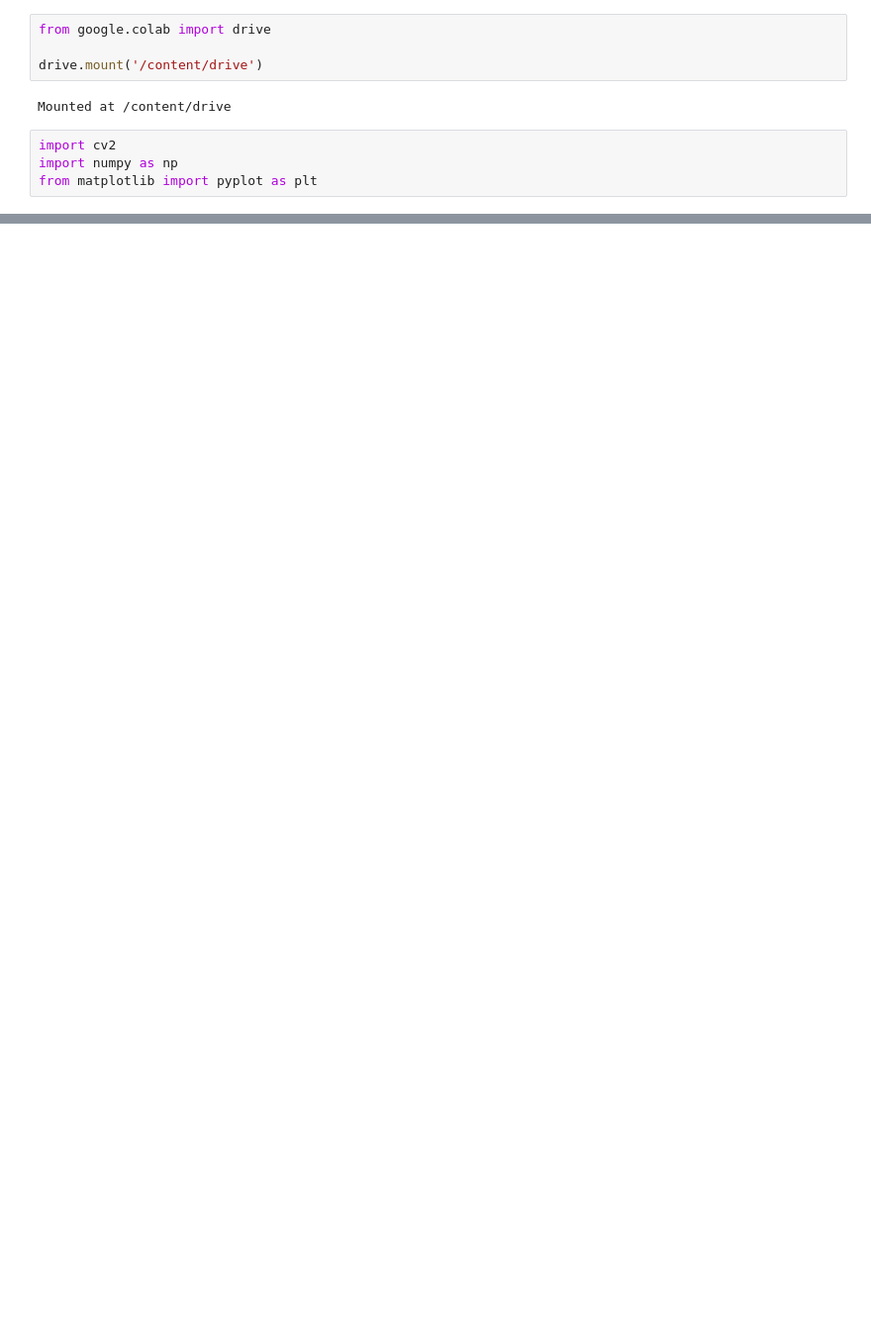
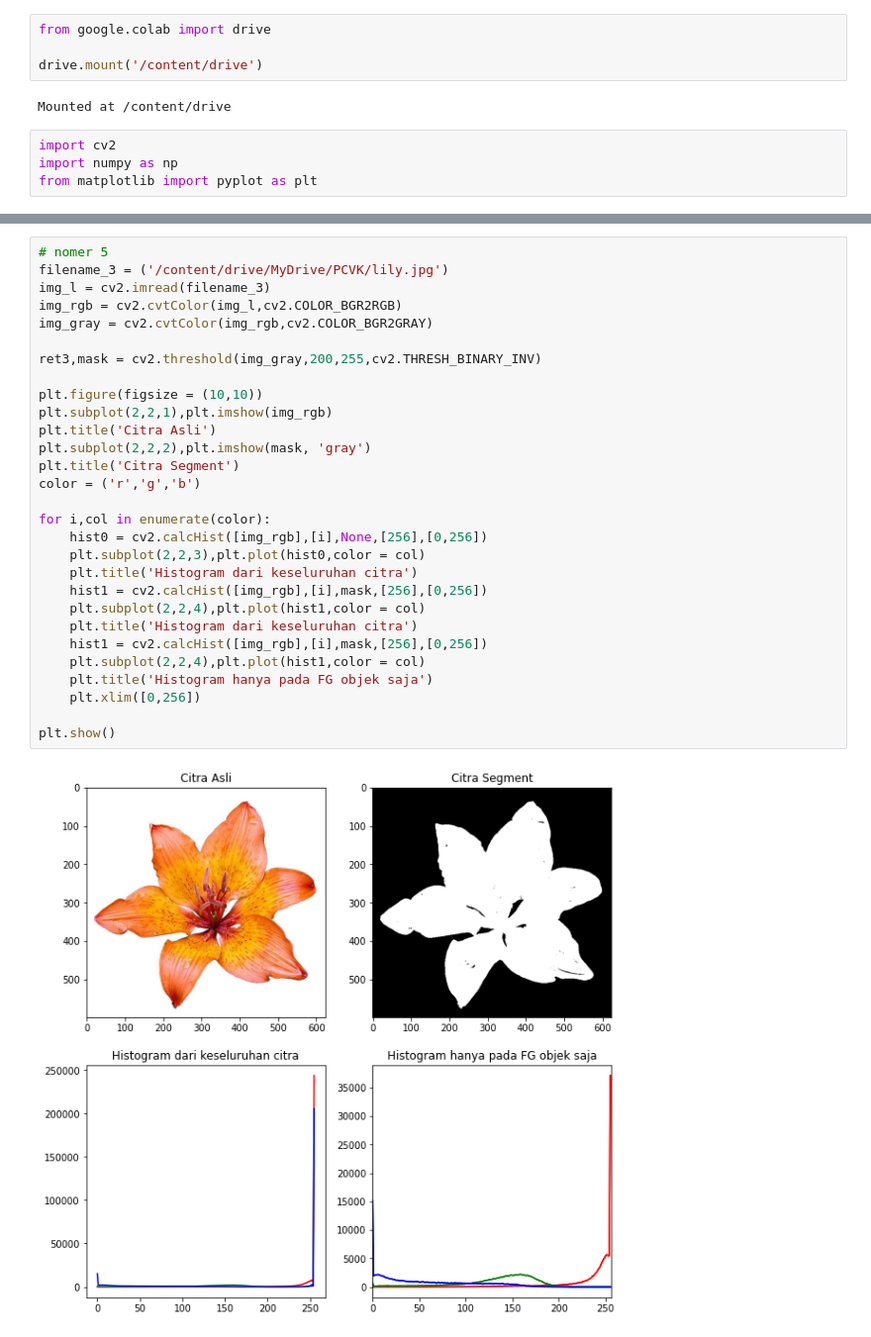
Before and after one commit to SeptaNanda/PCVK_Genap_2021, a Jupyter notebook: Week9.ipynb, the cells around one changed output, grey strips where cells are left out. Shown at 99% size. Cells and saved outputs as stored; diff of their text form; blank space fills up the shorter version.

```diff
--- a/Week9.ipynb
+++ b/Week9.ipynb
@@ -307,0 +140,31 @@ SE = Line Vertikal 5
+# %%
+# nomer 5
+filename_3 = ('/content/drive/MyDrive/PCVK/lily.jpg')
+img_l = cv2.imread(filename_3)
+img_rgb = cv2.cvtColor(img_l,cv2.COLOR_BGR2RGB)
+img_gray = cv2.cvtColor(img_rgb,cv2.COLOR_BGR2GRAY)
+
+ret3,mask = cv2.threshold(img_gray,200,255,cv2.THRESH_BINARY_INV)
+
+plt.figure(figsize = (10,10))
+plt.subplot(2,2,1),plt.imshow(img_rgb)
+plt.title('Citra Asli')
+plt.subplot(2,2,2),plt.imshow(mask, 'gray')
+plt.title('Citra Segment')
+color = ('r','g','b')
+
+for i,col in enumerate(color):
+    hist0 = cv2.calcHist([img_rgb],[i],None,[256],[0,256])
+    plt.subplot(2,2,3),plt.plot(hist0,color = col)
+    plt.title('Histogram dari keseluruhan citra')
+    hist1 = cv2.calcHist([img_rgb],[i],mask,[256],[0,256])
+    plt.subplot(2,2,4),plt.plot(hist1,color = col)
+    plt.title('Histogram dari keseluruhan citra')
+    hist1 = cv2.calcHist([img_rgb],[i],mask,[256],[0,256])
+    plt.subplot(2,2,4),plt.plot(hist1,color = col)
+    plt.title('Histogram hanya pada FG objek saja')
+    plt.xlim([0,256])
+
+plt.show()
+# %% [output]
+[figure, added]
```
Also changed, not shown: parts of 20 cells of this notebook.
